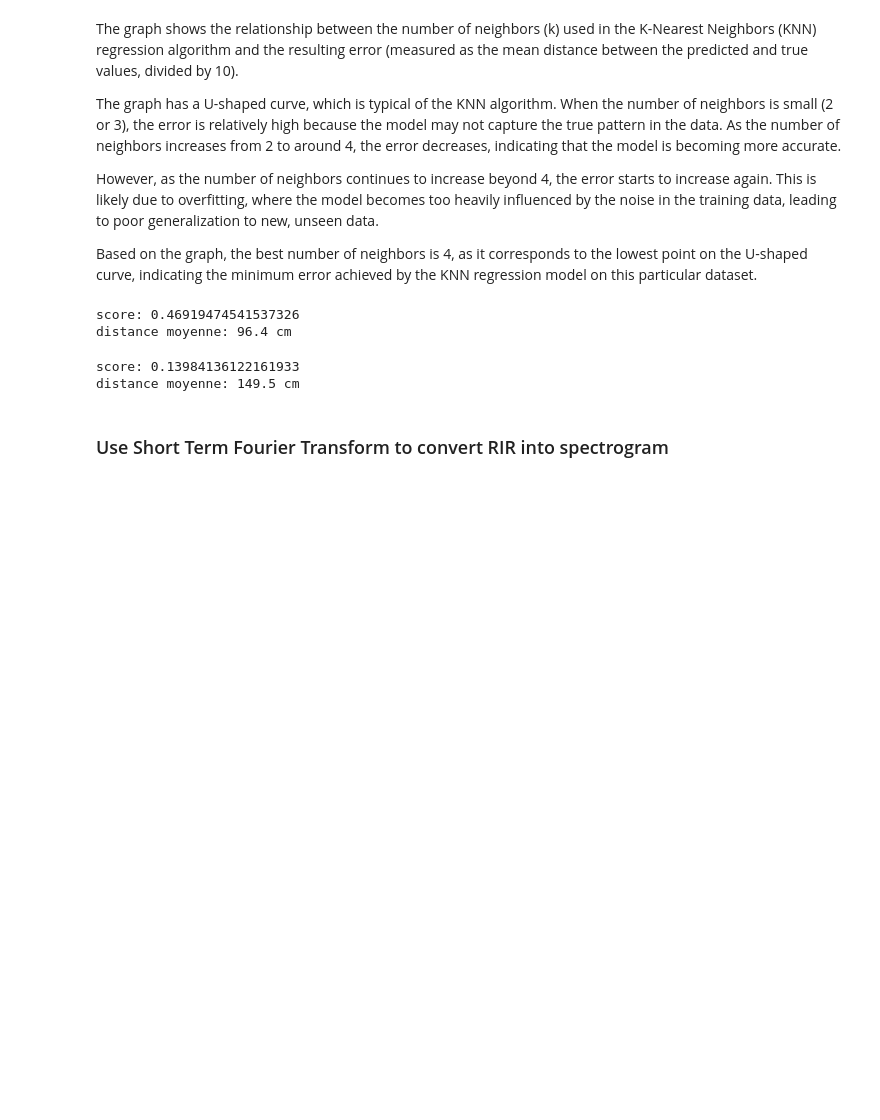
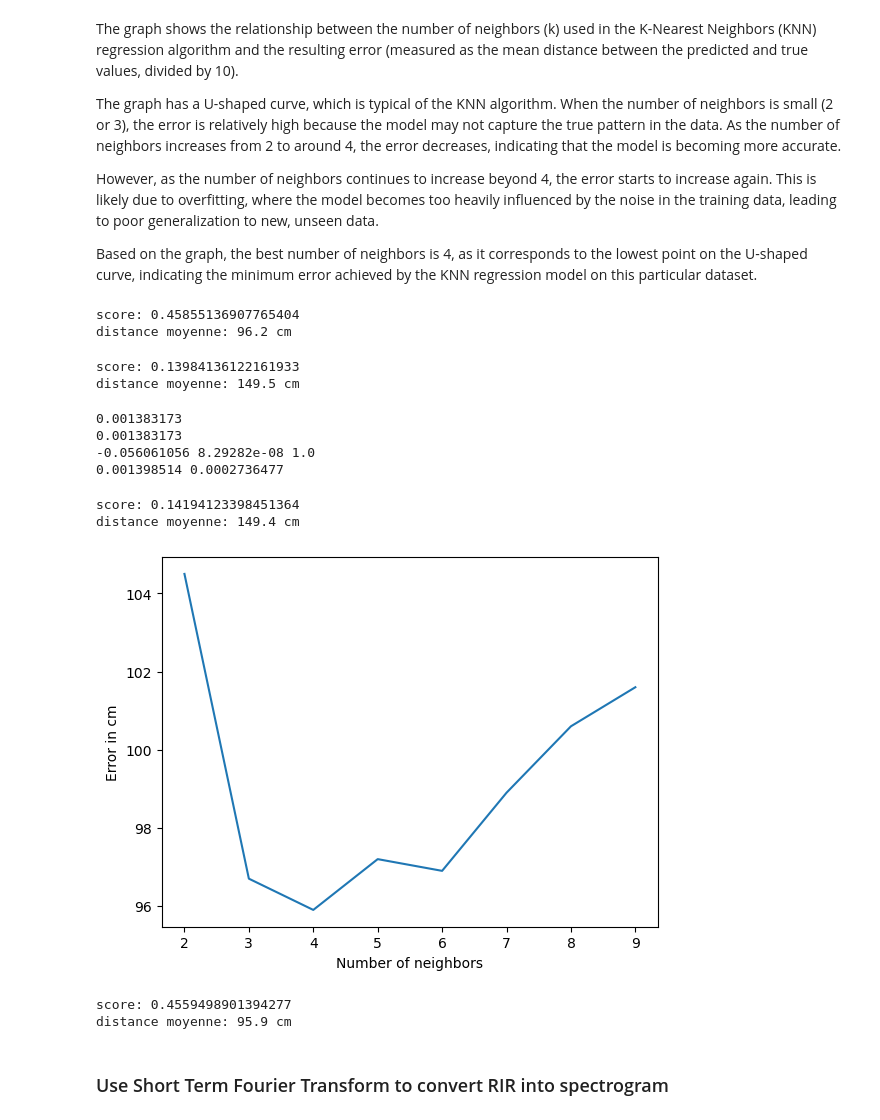
Before and after one commit to guillaumelalire/Acoustic-IA-Data-Hack-2024, a Jupyter notebook: acoustic.ipynb, the cells around one changed output. Saved outputs shown, nothing was run; the diff lists cells and outputs as text; code cells hidden in the pictures; blank space fills up the shorter version.

Commit message:
feat: test score and error with truncated signals

```diff
--- a/acoustic.ipynb
+++ b/acoustic.ipynb
@@ -187,13 +187,13 @@ However, as the number of neighbors continues to increase beyond 4, the error st
 
 Based on the graph, the best number of neighbors is 4, as it corresponds to the lowest point on the U-shaped curve, indicating the minimum error achieved by the KNN regression model on this particular dataset.
 # %%
-knn = KNeighborsRegressor(n_neighbors=5)
+knn = KNeighborsRegressor(n_neighbors=4)
 knn.fit(X_train, y_train)
 print(f"score: {knn.score(X_test, y_test)}")
 print(f"distance moyenne: {round(mean_distance(knn.predict(X_test), y_test), 0) / 10} cm")
 # %% [output]
-score: 0.46919474541537326
-distance moyenne: 96.4 cm
+score: 0.45855136907765404
+distance moyenne: 96.2 cm
 # %%
 
 reg = LinearRegression()
@@ -203,6 +203,51 @@ print(f"distance moyenne: {round(mean_distance(reg.predict(X_test), y_test), 0)
 # %% [output]
 score: 0.13984136122161933
 distance moyenne: 149.5 cm
+# %%
+print(rms[0, 0])
+rms = np.sqrt(np.square(rirs[:, :, :96000]).mean(axis=2))
+print(rms[0, 0])
+normalized_rms = (rms - np.mean(rms)) / np.std(rms)
+print(normalized_rms[0, 0], normalized_rms.mean(), normalized_rms.std())
+print(rms.mean(), rms.std())
+
+X = pd.DataFrame(normalized_rms)
+X_train, X_test, y_train, y_test = train_test_split(X, y, test_size=0.2, random_state=42)
+# %% [output]
+0.001383173
+0.001383173
+-0.056061056 8.29282e-08 1.0
+0.001398514 0.0002736477
+# %%
+reg = LinearRegression()
+reg.fit(X_train, y_train)
+print(f"score: {reg.score(X_test, y_test)}")
+print(f"distance moyenne: {round(mean_distance(reg.predict(X_test), y_test), 0) / 10} cm")
+# %% [output]
+score: 0.14194123398451364
+distance moyenne: 149.4 cm
+# %%
+nb_neighbors = []
+mean_distance_list = []
+for i in range(2, 10):
+    knn = KNeighborsRegressor(n_neighbors=i)
+    knn.fit(X_train, y_train)
+    nb_neighbors.append(i)
+    mean_distance_list.append(round(mean_distance(knn.predict(X_test), y_test), 0) / 10)
+plt.xlabel("Number of neighbors")
+plt.ylabel("Error in cm")
+plt.plot(nb_neighbors, mean_distance_list)
+plt.show()
+# %% [output]
+[figure, added]
+# %%
+knn = KNeighborsRegressor(n_neighbors=4)
+knn.fit(X_train, y_train)
+print(f"score: {knn.score(X_test, y_test)}")
+print(f"distance moyenne: {round(mean_distance(knn.predict(X_test), y_test), 0) / 10} cm")
+# %% [output]
+score: 0.4559498901394277
+distance moyenne: 95.9 cm
 # %% [markdown]
 ### Use Short Term Fourier Transform to convert RIR into spectrogram
 # %%
```
Also changed, not shown: parts of 1 cell of this notebook.
